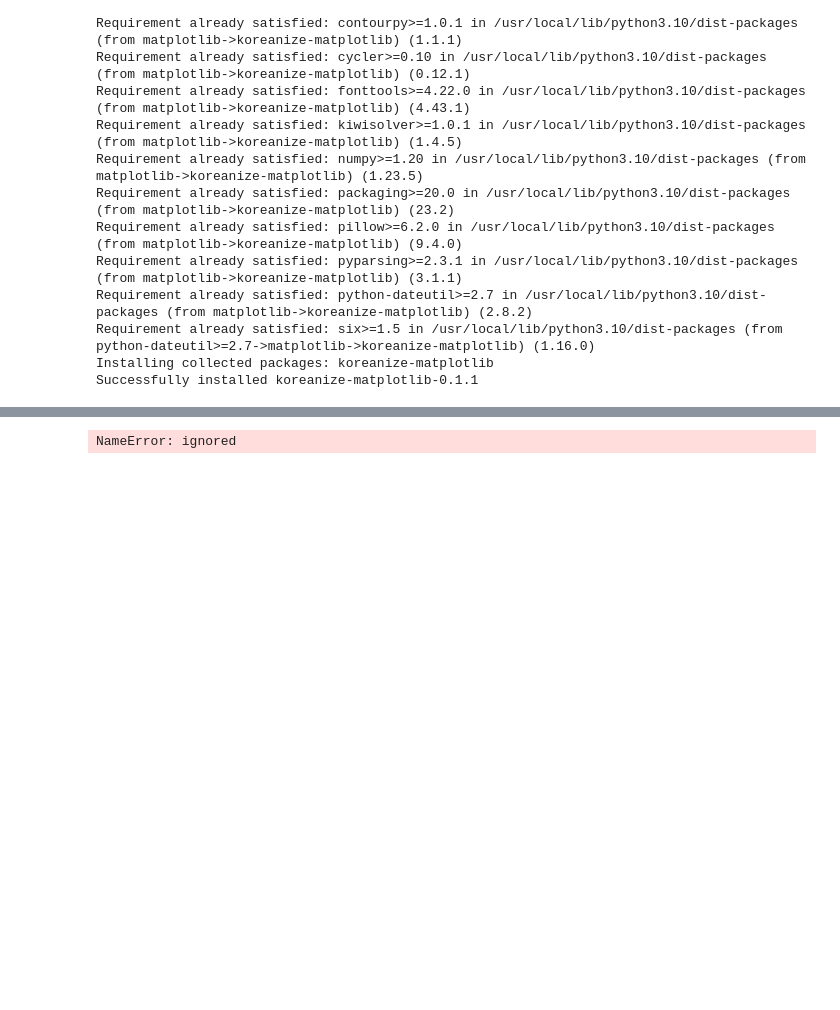
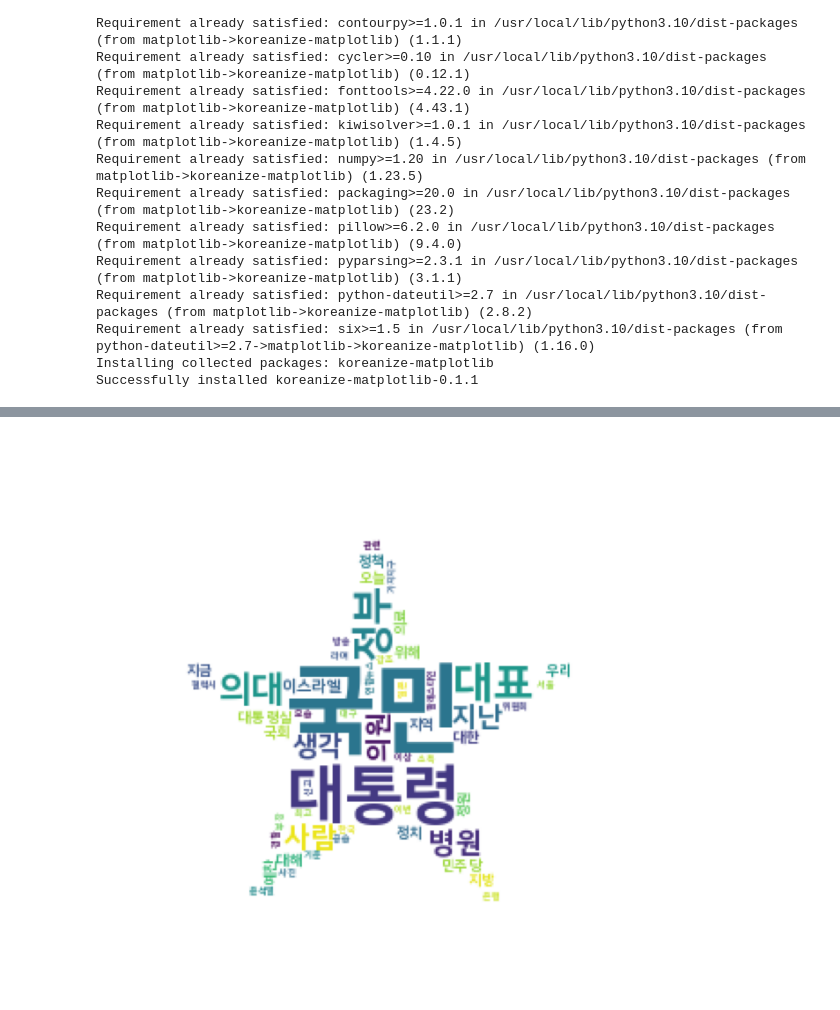
Before and after one commit to kangkwanghyup/2022test, a Jupyter notebook: 웹크롤링_텍스트분석(원데이_클레스_23_10_18_).ipynb, the cells around one changed output, grey strips where cells are left out. Saved outputs shown, nothing was run; the diff lists cells and outputs as text; code cells hidden in the pictures; blank space fills up the shorter version.

```diff
--- a/웹크롤링_텍스트분석(원데이_클레스_23_10_18_).ipynb
+++ b/웹크롤링_텍스트분석(원데이_클레스_23_10_18_).ipynb
@@ -219,19 +298,19 @@ import numpy as np
 img = Image.open('/content/drive/MyDrive/2023년 2학기 데이터 강의 뉴스데이터 심화/star.jpg____')    # 마스크가 될 이미지 불러오기
 imgArray=np.array(img) #이미지 셀을 수치로 변환
 # %%
-c2 = WordCloud(font_path='/content/drive/MyDrive/2023년 2학기 데이터 강의 뉴스데이터 심화/star.jpg____',
+wc2 = WordCloud(font_path='/content/drive/MyDrive/2023년 2학기 데이터 강의 뉴스데이터 심화/NanumSquareEB__1_.ttf____',
                background_color="white",
                max_font_size=200, #가장 큰 글자 사이즈
                width = 600,  #그림가로길이
                height =600,  #그림 세로길이
                mask=imgArray)
 
 cloud2 = wc2.generate_from_frequencies(dict(tags))
 
 #워드 클라우드 그리기
 plt.figure(figsize=(8, 8)) #그림 사이즈
 plt.axis('off') #x,y 축지정
 plt.imshow(cloud2)
 plt.show()
 # %% [output]
-NameError: ignored
+[figure, added]
```
Also changed, not shown: parts of 12 cells of this notebook.
